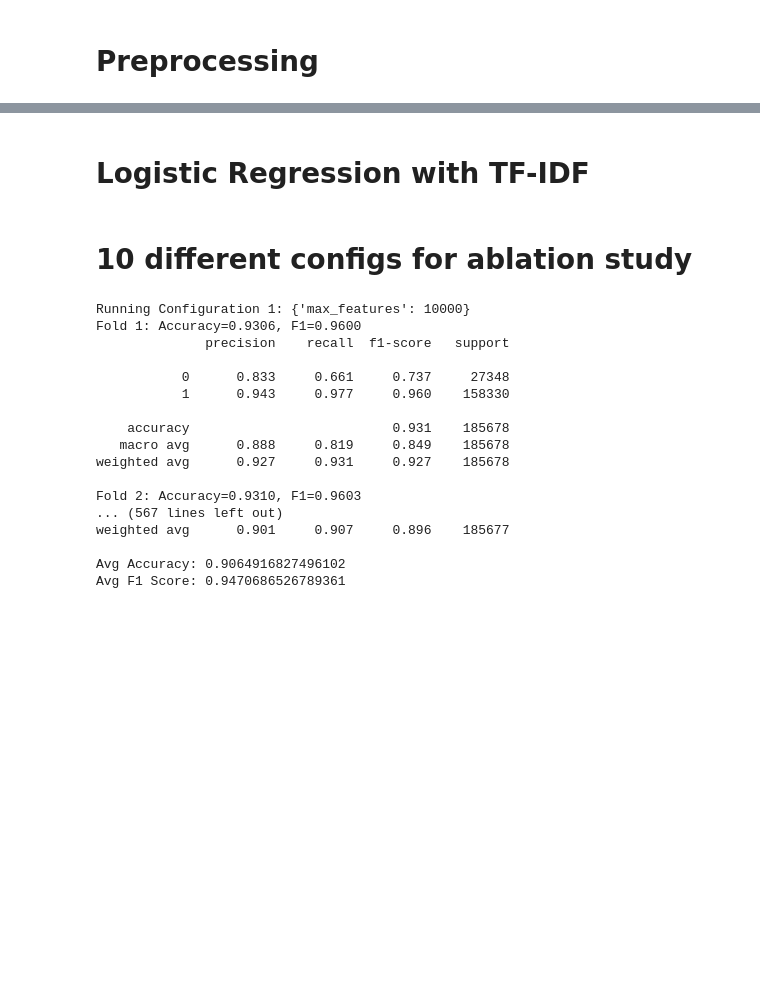
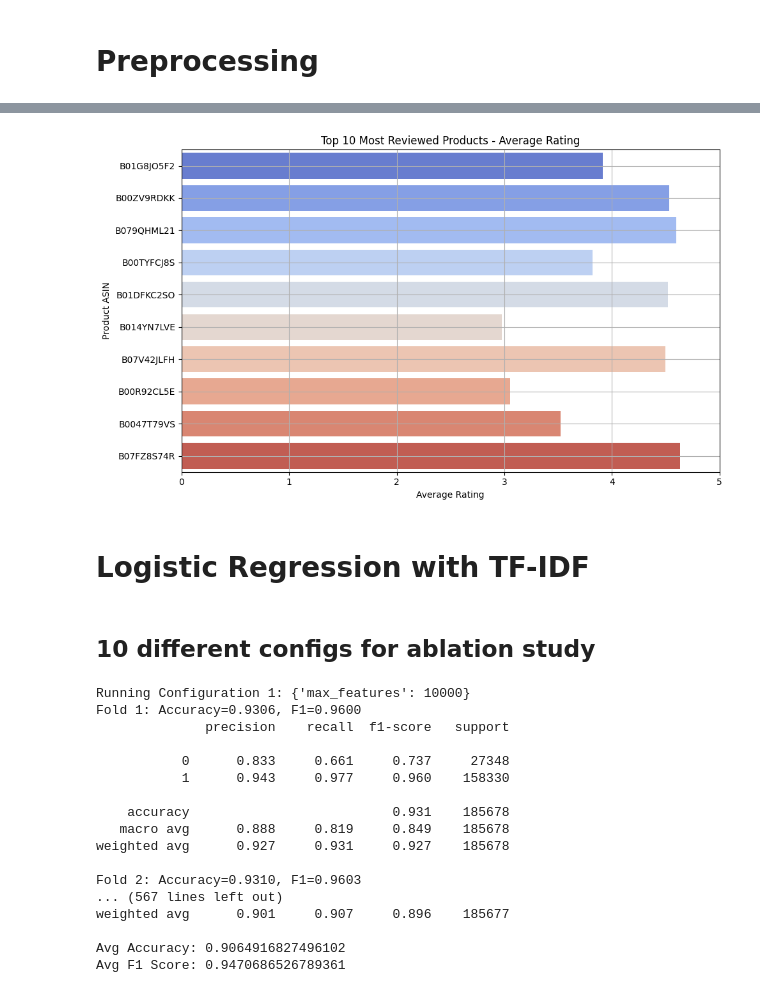
Before and after one commit to khgaurav/CS6120FinalProject, a Jupyter notebook: FinalProject.ipynb, the cells around one changed output, grey strips where cells are left out. Saved outputs shown, nothing was run; the diff lists cells and outputs as text; code cells hidden in the pictures; blank space fills up the shorter version.

```diff
--- a/FinalProject.ipynb
+++ b/FinalProject.ipynb
@@ -106,3 +127,28 @@ reviews_df['label'] = reviews_df['label'].astype(int)
+# %%
+# Get top 10 products by number of reviews and average rating
+top_products = (
+    reviews_df.groupby('asin')
+    .agg(num_reviews=('text', 'count'), avg_rating=('rating', 'mean'))
+    .sort_values(by='num_reviews', ascending=False)
+    .head(10)
+    .reset_index()
+)
+
+# Plot
+import matplotlib.pyplot as plt
+import seaborn as sns
+
+plt.figure(figsize=(10, 6))
+sns.barplot(x='avg_rating', y='asin', data=top_products, palette='coolwarm')
+plt.title("Top 10 Most Reviewed Products - Average Rating")
+plt.xlabel("Average Rating")
+plt.ylabel("Product ASIN")
+plt.xlim(0, 5)
+plt.grid(True)
+plt.tight_layout()
+plt.show()
+# %% [output]
+[figure, added]
 # %% [markdown]
 # Logistic Regression with TF-IDF
 # %%
@@ -143,7 +189,7 @@ def run_log_reg(X, y, vectorizer, model, k=5):
     print("Avg F1 Score:", np.mean([s[1] for s in scores]))
     return avg_acc
 # %% [markdown]
-# 10 different configs for ablation study
+## 10 different configs for ablation study
 # %%
 from sklearn.feature_extraction.text import TfidfVectorizer
 from sklearn.linear_model import LogisticRegression
```
Also changed, not shown: parts of 7 cells of this notebook.
